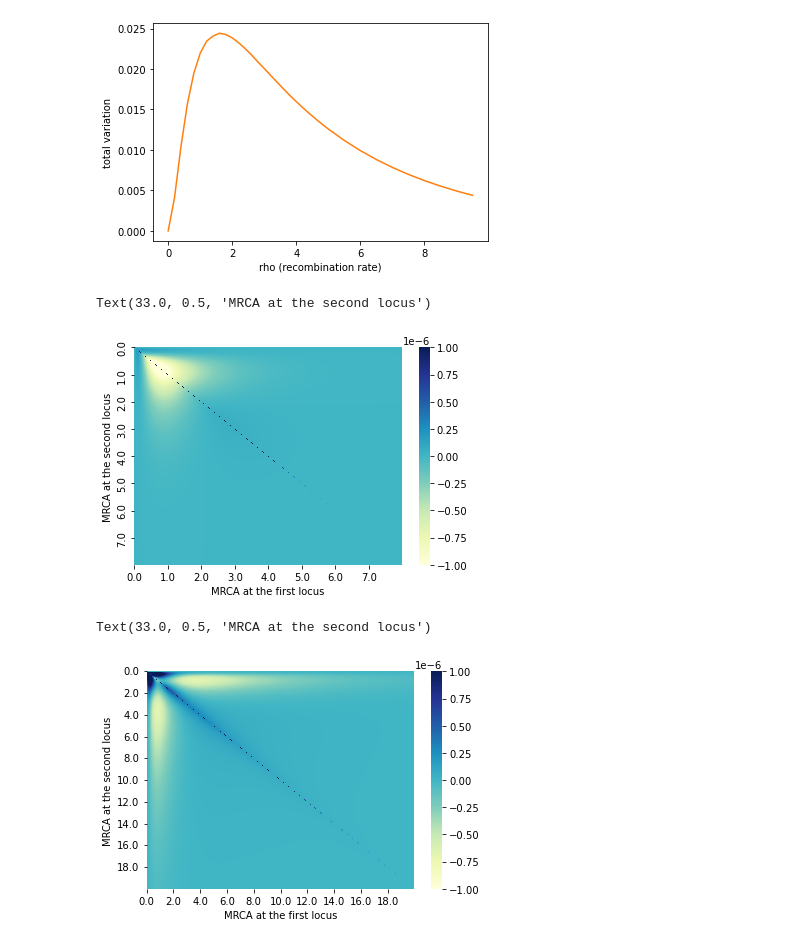
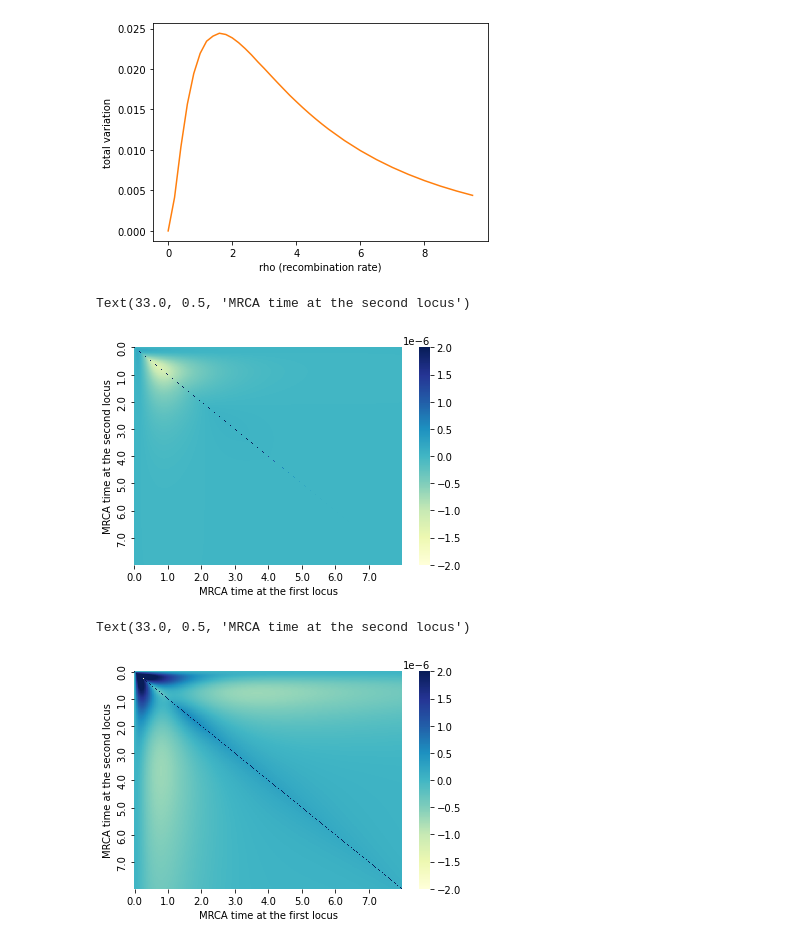
Before and after one commit to vlshchur/structured_SMC, a Jupyter notebook: sSMC_run.ipynb, the cells around one changed output. Drawn from its saved outputs; the diff is of its cells as text; code cells hidden in the pictures.

```diff
--- a/sSMC_run.ipynb
+++ b/sSMC_run.ipynb
@@ -1286,13 +1286,13 @@ labels=[i/dt for i in range(dim)]
 prob_diff = pandas.DataFrame(-joint_smc+data/data.sum(), index = labels,
                   columns = labels)
 
-sns.heatmap(prob_diff, cmap="YlGnBu", vmin=-0.000001, vmax=0.000001, xticklabels=100, yticklabels=100)
-plt.xlabel("MRCA at the first locus")
-plt.ylabel("MRCA at the second locus")
+sns.heatmap(prob_diff, cmap="YlGnBu", vmin=-0.000002, vmax=0.000002, xticklabels=100, yticklabels=100)
+plt.xlabel("MRCA time at the first locus")
+plt.ylabel("MRCA time at the second locus")
 #sns.heatmap(-joint_smc+data/data.sum(), cmap="YlGnBu", vmax=0.000001)
 # %% [output]
-Text(33.0, 0.5, 'MRCA at the second locus')
+Text(33.0, 0.5, 'MRCA time at the second locus')
-[figure, old version]
+[figure, new version]
 # %%
 scenario = "equal_pop"
 dim=1000
@@ -1307,37 +1307,38 @@ trans_matrix_smc = data_dx / row_sums[:, np.newaxis]
 marg_dist = row_sums/row_sums.sum()
 #marg_dist = row_sums
 marg_diagonal = np.zeros( (dim, dim) )
 for i in range(dim):
     marg_diagonal[i,i] = marg_dist[i]# margdist[i]
 
 rho_vals= [2.0]
 TV_equal_pop = []
 rhos_equal_pop = []
 for rho_m in rho_vals:
     joint_smc = np_linalg.matrix_power(trans_matrix_smc, int(rho_m/rho_dx))
     joint_smc = np.matmul(marg_diagonal, joint_smc)
 
     fn = filename(scenario, dim, dt, rho_m)
     try:
         data = np.load(fn)
         #print(fn)
         TV_equal_pop.append( np.sum(abs(joint_smc-data/data.sum()))*0.5 )
         rhos_equal_pop.append(rho_m)
     except:
         pass
 
 labels=[i/dt for i in range(dim)]
 #labels = [0.0,20.0]
-prob_diff = pandas.DataFrame(-joint_smc+data/data.sum(), index = labels,
-                  columns = labels)
+prob_diff = -joint_smc+data/data.sum()
+prob_diff = pandas.DataFrame(prob_diff[:8*dt, :8*dt], index = labels[:8*dt],
+                  columns = labels[:8*dt])
 
 #fig, ax = plt.subplots(figsize=(13,10))
 
-sns.heatmap(prob_diff, cmap="YlGnBu", vmin=-0.000001, vmax=0.000001, xticklabels=100, yticklabels=100)
-plt.xlabel("MRCA at the first locus")
-plt.ylabel("MRCA at the second locus")
+sns.heatmap(prob_diff, cmap="YlGnBu", vmin=-0.000002, vmax=0.000002, xticklabels=50, yticklabels=50)
+plt.xlabel("MRCA time at the first locus")
+plt.ylabel("MRCA time at the second locus")
 #ax.set_xticklabels([0.0,20.0])
 #ax.set_yticklabels([0.0,20.0])
 # %% [output]
-Text(33.0, 0.5, 'MRCA at the second locus')
+Text(33.0, 0.5, 'MRCA time at the second locus')
-[figure, old version]
+[figure, new version]
```
